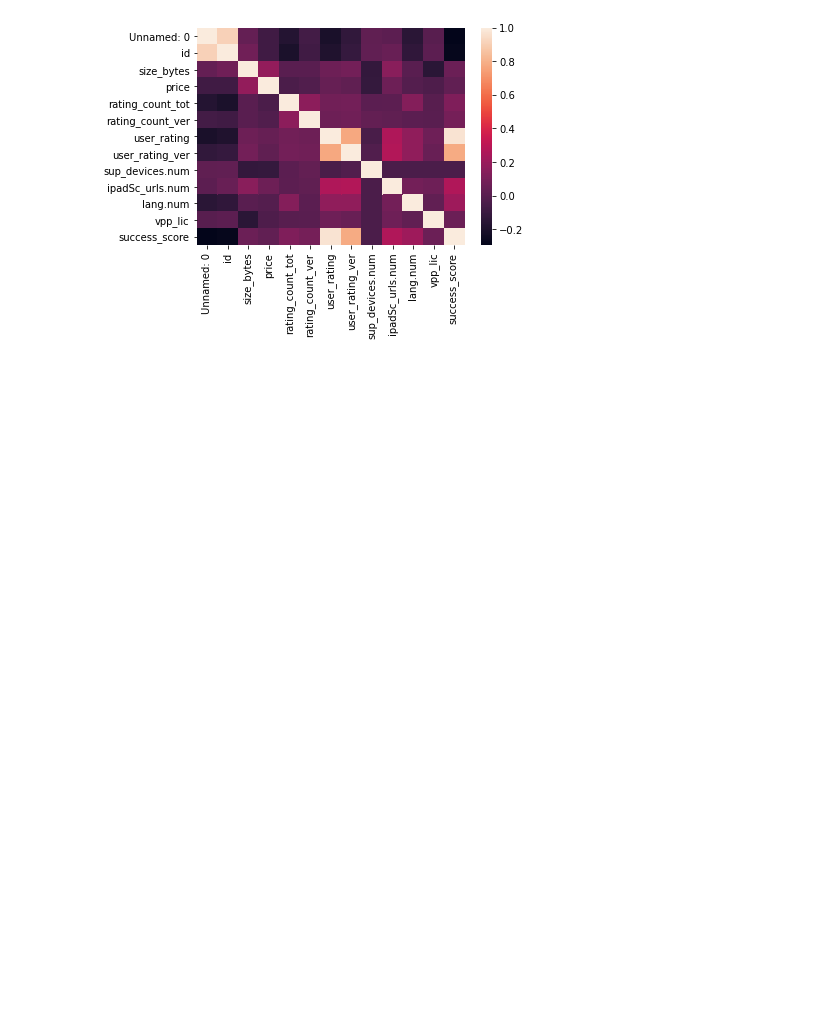
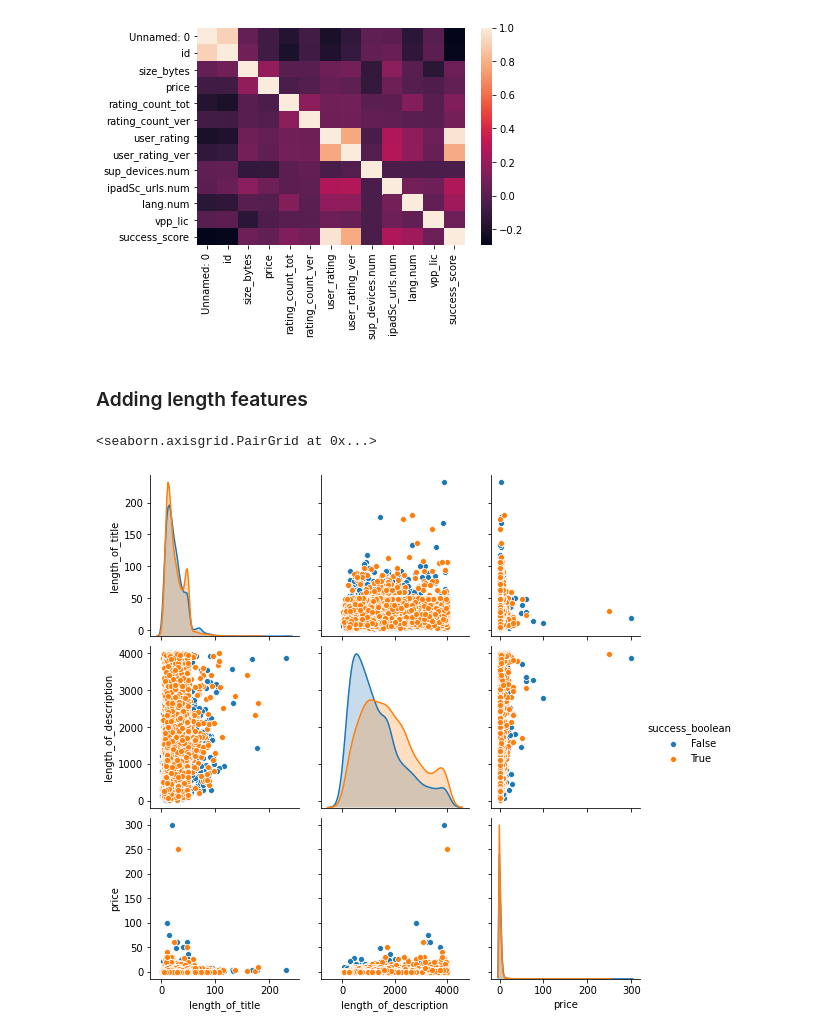
Before and after one commit to jackbridger/app-success-prediction, a Jupyter notebook: research/research_app_success.ipynb, the cells around one changed output. Drawn from its saved outputs; the diff is of its cells as text; code cells hidden in the pictures; blank space fills up the shorter version.

```diff
--- a/research/research_app_success.ipynb
+++ b/research/research_app_success.ipynb
@@ -181,3 +182,15 @@ sns.heatmap(correlations)
 # %% [output]
 <matplotlib.axes._subplots.AxesSubplot at 0x...>
 [figure]
+# %% [markdown]
+### Adding length features
+# %%
+app_metrics['length_of_title'] = app_metrics['track_name'].str.len()
+app_metrics['length_of_description'] = app_metrics['description'].str.len()
+app_metrics['success_boolean'] = app_metrics['success_score'] >=7.6
+# %%
+sns.pairplot(app_metrics[['length_of_title', 'length_of_description', 'price', 'success_boolean']],hue='success_boolean')
+# plt.figsize([20,20])
+# %% [output]
+<seaborn.axisgrid.PairGrid at 0x...>
+[figure, added]
```
Also changed, not shown: parts of 4 cells of this notebook.
